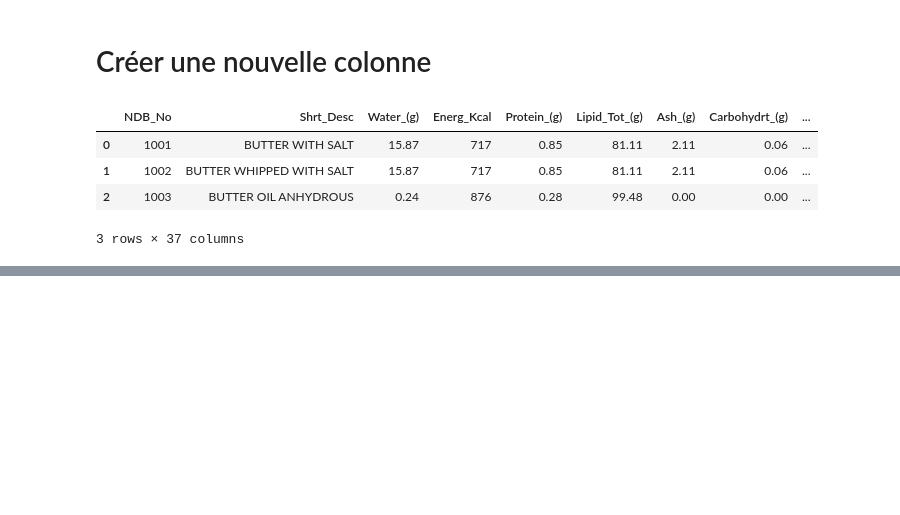
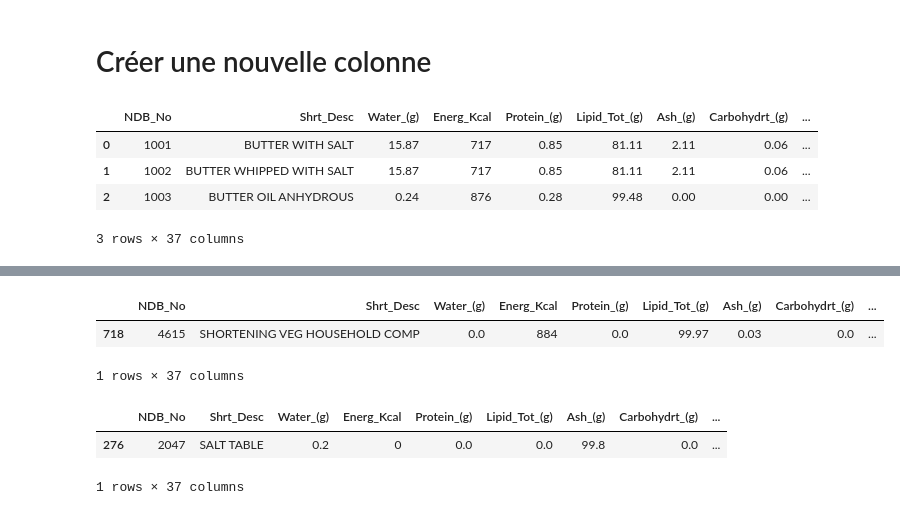
Before and after one commit to brunoharlein/pandas_is_cool, a Jupyter notebook: Cours Pandas.ipynb, the cells around one changed output, grey strips where cells are left out. Saved outputs shown, nothing was run; the diff lists cells and outputs as text; code cells hidden in the pictures; blank space fills up the shorter version.

```diff
--- a/Cours Pandas.ipynb
+++ b/Cours Pandas.ipynb
@@ -597,0 +675,12 @@ food_info.head(3)
+# %%
+food_info.sort_values("Water_(g)", inplace=False, ascending=True).head(1)
+# %% [output]
+|  | NDB_No | Shrt_Desc | Water_(g) | Energ_Kcal | Protein_(g) | Lipid_Tot_(g) | Ash_(g) | Carbohydrt_(g) | ... |
+| 718 | 4615 | SHORTENING VEG HOUSEHOLD COMP | 0.0 | 884 | 0.0 | 99.97 | 0.03 | 0.0 | ... |
+1 rows × 37 columns
+# %%
+food_info.head(1)
+# %% [output]
+|  | NDB_No | Shrt_Desc | Water_(g) | Energ_Kcal | Protein_(g) | Lipid_Tot_(g) | Ash_(g) | Carbohydrt_(g) | ... |
+| 276 | 2047 | SALT TABLE | 0.2 | 0 | 0.0 | 0.0 | 99.8 | 0.0 | ... |
+1 rows × 37 columns
```
Also changed, not shown: parts of 10 cells of this notebook, 1 other file.
